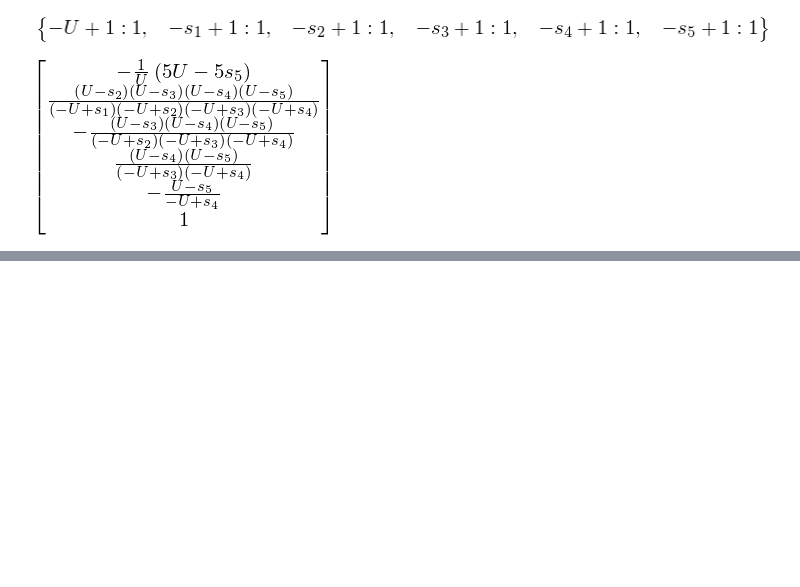
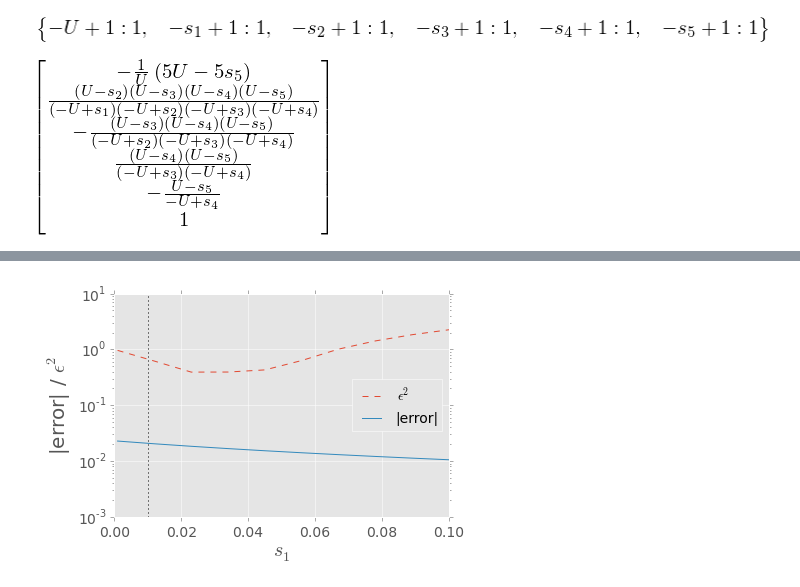
Before and after one commit to yoavram/ipython-notebooks, a Jupyter notebook: MathModels project - s.ipynb, the cells around one changed output, grey strips where cells are left out. Cells and saved outputs as stored; diff of their text form; code cells hidden in the pictures; blank space fills up the shorter version.

```diff
--- a/MathModels project - s.ipynb
+++ b/MathModels project - s.ipynb
@@ -326,0 +329,25 @@ max([abs(vx[0]-1-(U/(sum(s)/n)).subs(subs5))] + abs(array(vx[1:])-(U/(sum(s))).s
+# %%
+def update_return(dict1, dict2):
+    dict1.update(dict2)
+    return dict1
+# %%
+ss = linspace(0.001,0.1,10)
+het = [max([(abs(s[i]-s_hom)/s_hom).subs(update_return(subs, {s1:s1x})) for i in range(len(s))])**2 for s1x in ss]
+err = [max(map(lambda x: abs(x.subs(update_return(subs, {s1:s1x}))), [vx[0]-(1-U/s_hom)] + [vx[i]-U/s_hom for i in range(1,len(v))])) for s1x in ss]
+# %%
+fig = figure()
+ax = fig.add_subplot(111)
+
+ax.plot(ss, het, label=r"$\epsilon ^2$", linestyle="dashed")
+ax.plot(ss, err, label="|error|")
+ax.axvline(x=0.01, color="k", linestyle="dotted")
+
+ax.set_xlim(0,0.1)
+ax.set_ylim(1e-3,10)
+ax.legend(loc=5)
+ax.set_xlabel(r"$s_1$", fontsize=20)
+ax.set_ylabel(r"|error| / $\epsilon ^2$", rotation='vertical', fontsize=20);
+ax.set_yscale('log')
+ax.grid(False, 'minor')
+# %% [output]
+[figure, added]
```
Also changed, not shown: parts of 22 cells of this notebook.
